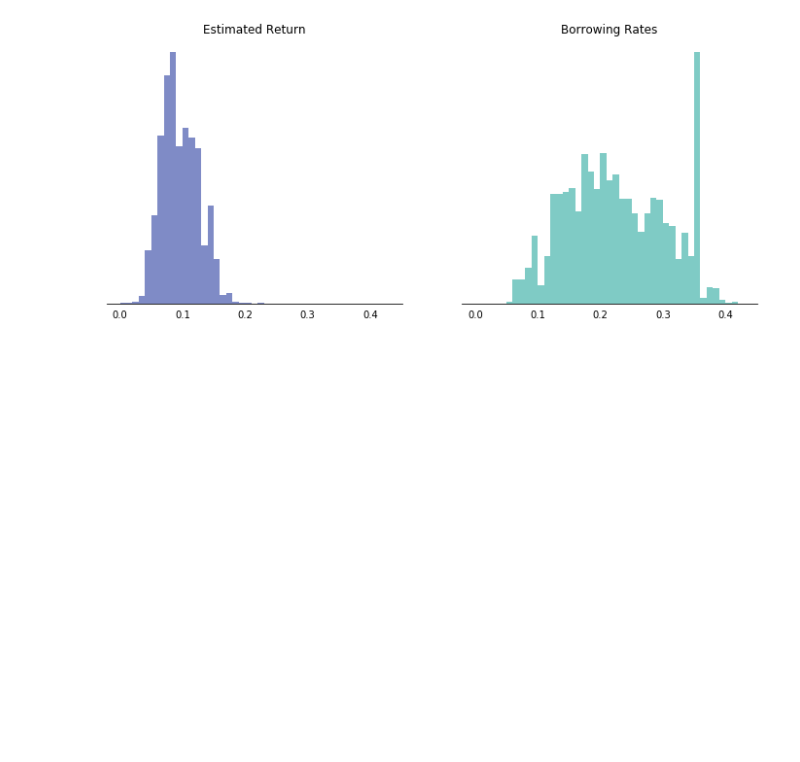
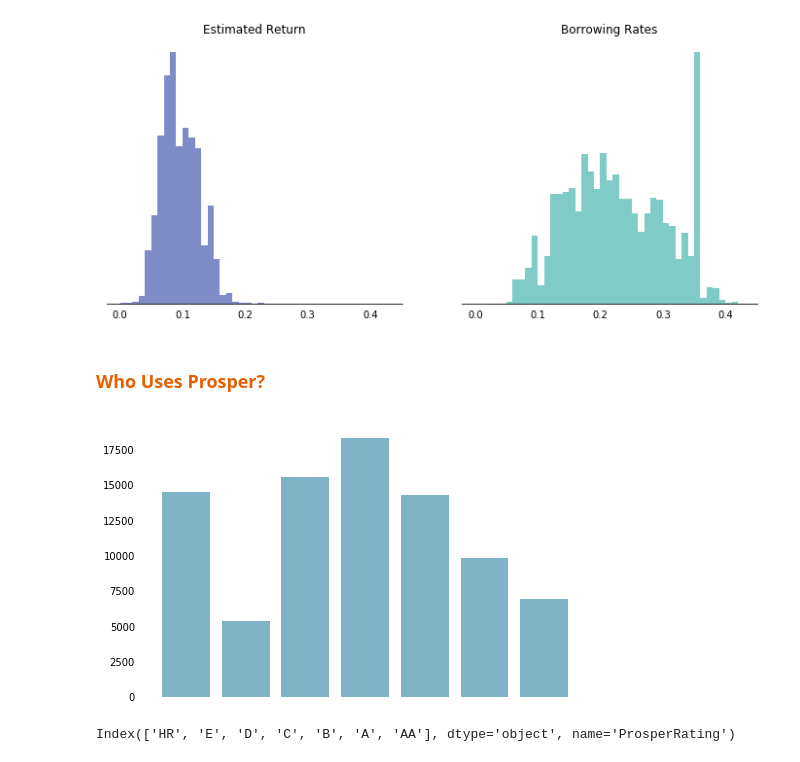
Before and after one commit to jovanmedfordDataAnalyst/loan-data-from-prosper, a Jupyter notebook: loan-analysis.ipynb, the cells around one changed output. Drawn from its saved outputs; the diff is of its cells as text; code cells hidden in the pictures; blank space fills up the shorter version.

```diff
--- a/loan-analysis.ipynb
+++ b/loan-analysis.ipynb
@@ -374,3 +374,21 @@ bin_edges2=np.arange(0,max(post_july["BorrowerAPR"])+0.01,0.01)
 ax2.hist(post_july["BorrowerAPR"], bins=bin_edges2, color = '#00998c',alpha=0.5);
 # %% [output]
 [figure]
+# %% [markdown]
+### <font color=#e65f00>Who Uses Prosper?</font>
+# %%
+bars= ['HR','E','D','C','B','A','AA']
+fig,ax = plt.subplots(figsize=(8,5))
+ax.bar(bars,post_july.groupby("ProsperRating").size().reindex(bars), color='#00698c', alpha=0.5)
+ax.set
+positions=['right','left','top','bottom']
+ax.tick_params(left = 'off', bottom = 'off')
+for pos in positions:
+    ax.spines[pos].set_visible(False)
+    ax.set_xticklabels('')
+# %% [output]
+[figure, added]
+# %%
+post_july.groupby("ProsperRating").size().reindex(bars).index
+# %% [output]
+Index(['HR', 'E', 'D', 'C', 'B', 'A', 'AA'], dtype='object', name='ProsperRating')
```
